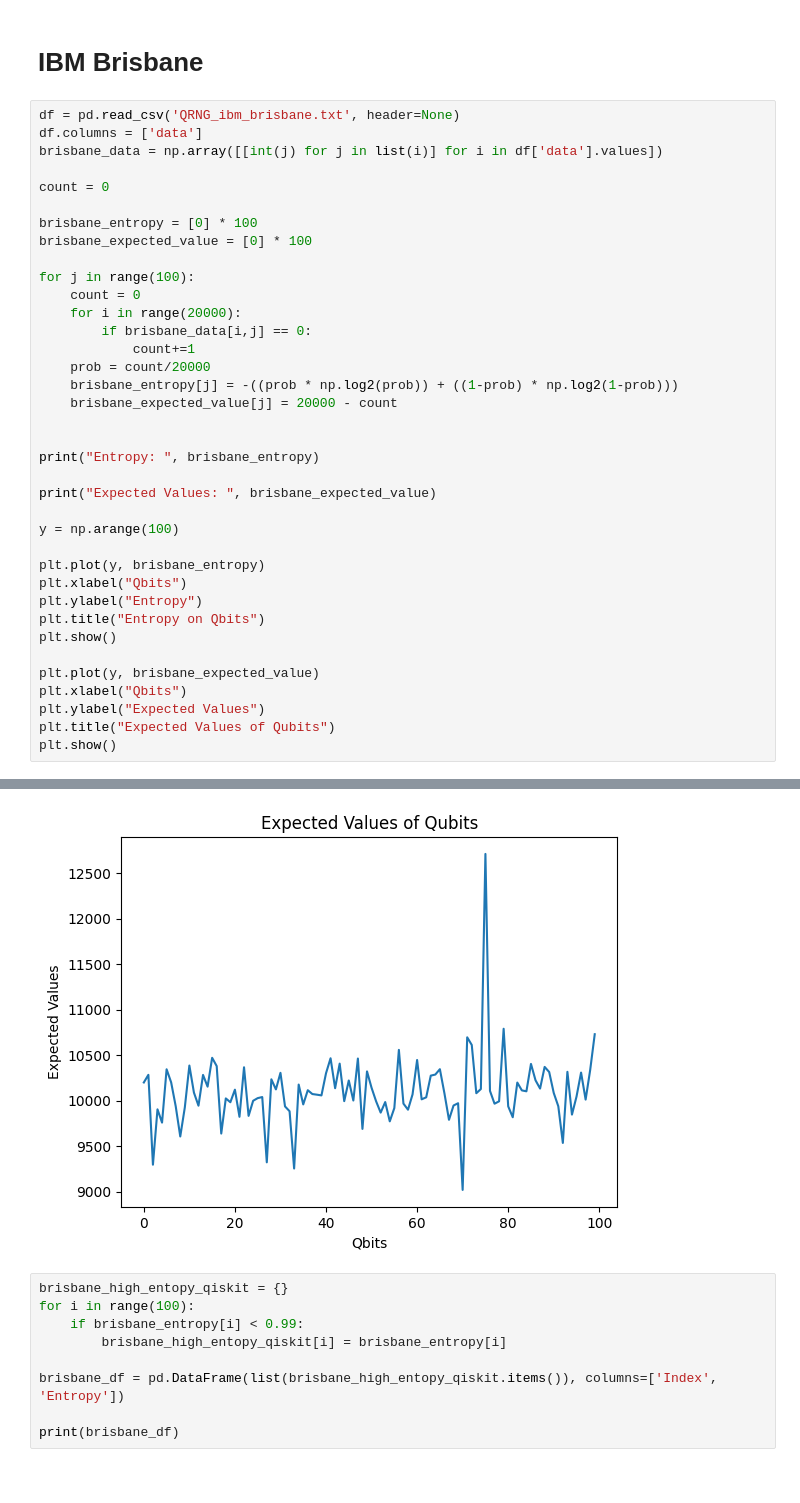
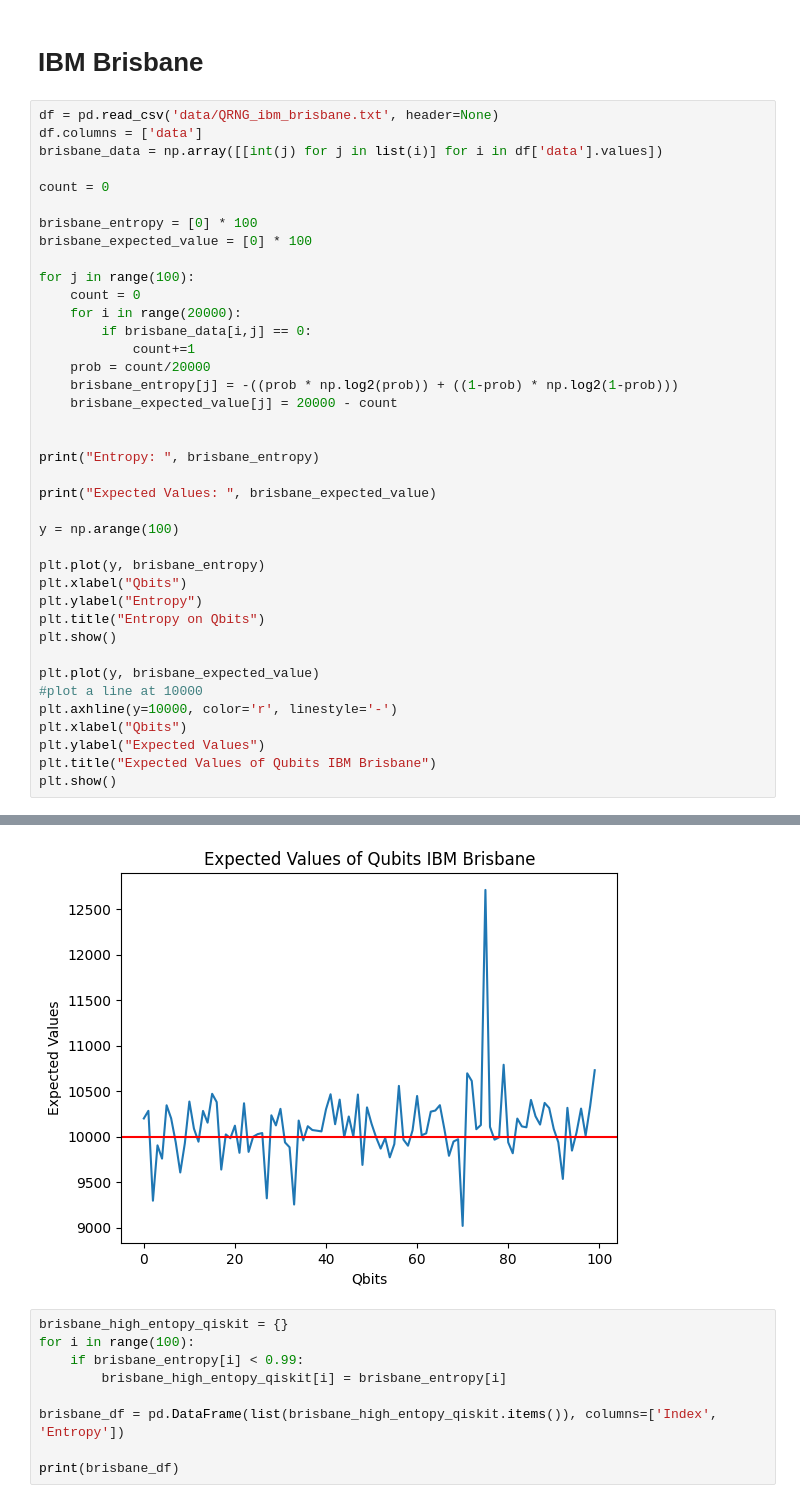
Before and after one commit to yubrajbhandari923/wiggleRNG, a Jupyter notebook: entropy and estimated values.ipynb, the cells around one changed output, grey strips where cells are left out. Cells and saved outputs as stored; diff of their text form.

```diff
--- a/entropy and estimated values.ipynb
+++ b/entropy and estimated values.ipynb
@@ -5,7 +5,7 @@ import matplotlib.pyplot as plt
 # %% [markdown]
 # IBM Brisbane
 # %%
-df = pd.read_csv('QRNG_ibm_brisbane.txt', header=None)
+df = pd.read_csv('data/QRNG_ibm_brisbane.txt', header=None)
 df.columns = ['data']
 brisbane_data = np.array([[int(j) for j in list(i)] for i in df['data'].values])
 
@@ -37,8 +37,10 @@ plt.title("Entropy on Qbits")
 plt.show()
 
 plt.plot(y, brisbane_expected_value)
+#plot a line at 10000
+plt.axhline(y=10000, color='r', linestyle='-')
 plt.xlabel("Qbits")
 plt.ylabel("Expected Values")
-plt.title("Expected Values of Qubits")
+plt.title("Expected Values of Qubits IBM Brisbane")
 plt.show()
 # %% [output]
@@ -46,6 +48,6 @@ Entropy:  [0.9997114417528099, 0.9994181117078802, 0.9964320934167061, 0.9999348
 Expected Values:  [10200, 10284, 9297, 9905, 9759, 10345, 10201, 9939, 9607, 9926, 10386, 10089, 9945, 10283, 10154, 10471, 10380, 9639, 10025, 9983, 10121, 9823, 10367, 9833, 9999, 10028, 10040, 9323 ...
 [figure]
-[figure, old version]
+[figure, new version]
 # %%
 brisbane_high_entopy_qiskit = {}
 for i in range(100):
```
Also changed, not shown: parts of 3 cells of this notebook, 13 other files.
